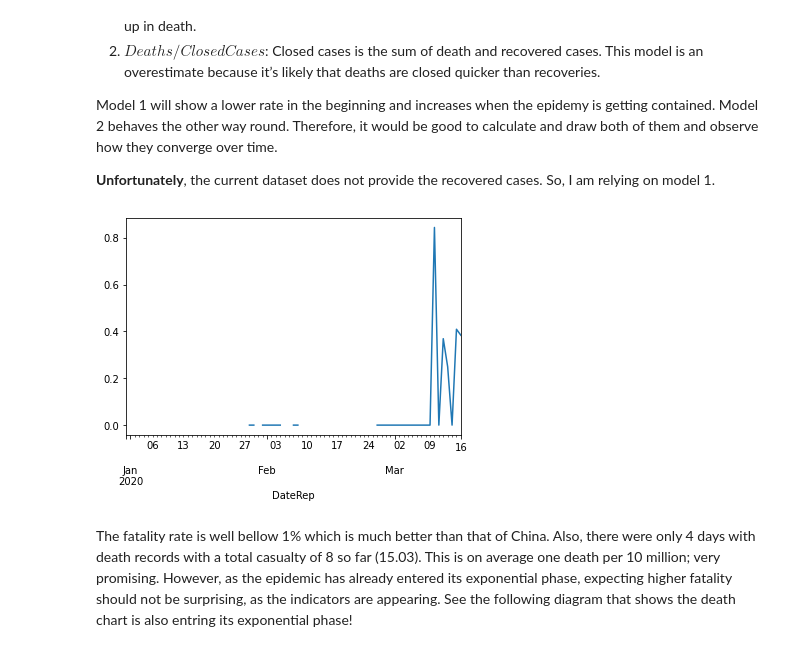
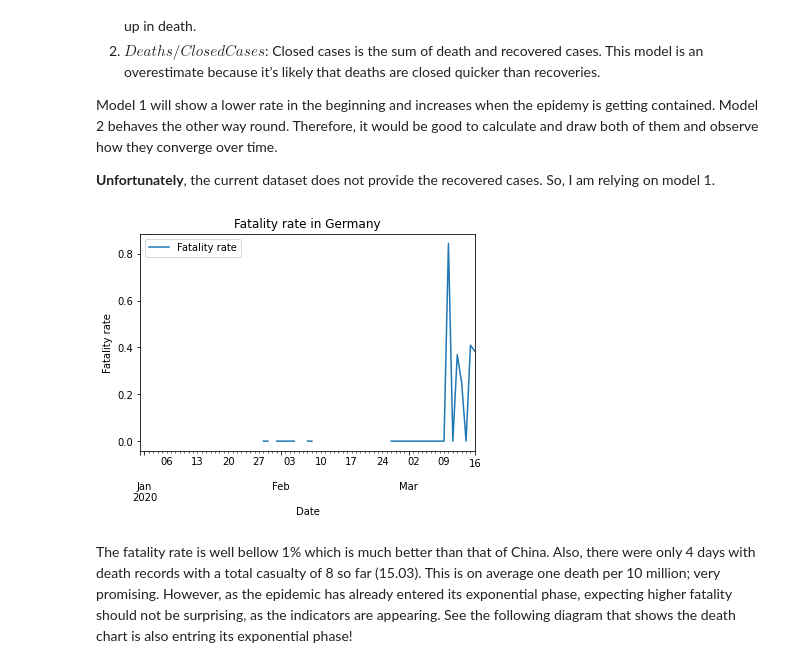
Before and after one commit to javadch/covid19, a Jupyter notebook: Covid19_Cases_Germany.ipynb, the cells around one changed output. Drawn from its saved outputs; the diff is of its cells as text; code cells hidden in the pictures.

```diff
--- a/Covid19_Cases_Germany.ipynb
+++ b/Covid19_Cases_Germany.ipynb
@@ -79,11 +97,16 @@ Model 1 will show a lower rate in the beginning and increases when the epidemy i
 **Unfortunately**, the current dataset does not provide the recovered cases. So, I am relying on model 1.
 # %%
 germany['FatalityRate'] = 100*germany['NewDeaths']/germany['NewConfCases']
-germany['FatalityRate'].plot()
+germany['FatalityRate'].plot(label = 'Fatality rate')
+plt.xlabel('Date')
+plt.ylabel('Fatality rate')
+plt.title("Fatality rate in Germany")
+plt.legend()
+plt.show()
 death_days_germany = germany[germany['NewDeaths'] > 0].count()['NewDeaths'] # number of days with death records
 death_germany = germany['NewDeaths'].sum() # total number of deaths recorded
 # %% [output]
-[figure, old version]
+[figure, new version]
 # %% [markdown]
 The fatality rate is well bellow 1% which is much better than that of China.
 Also, there were only 4 days with death records with a total casualty of 8 so far (15.03). This is on average one death per 10 million; very promising.
```
Also changed, not shown: parts of 8 cells of this notebook.
